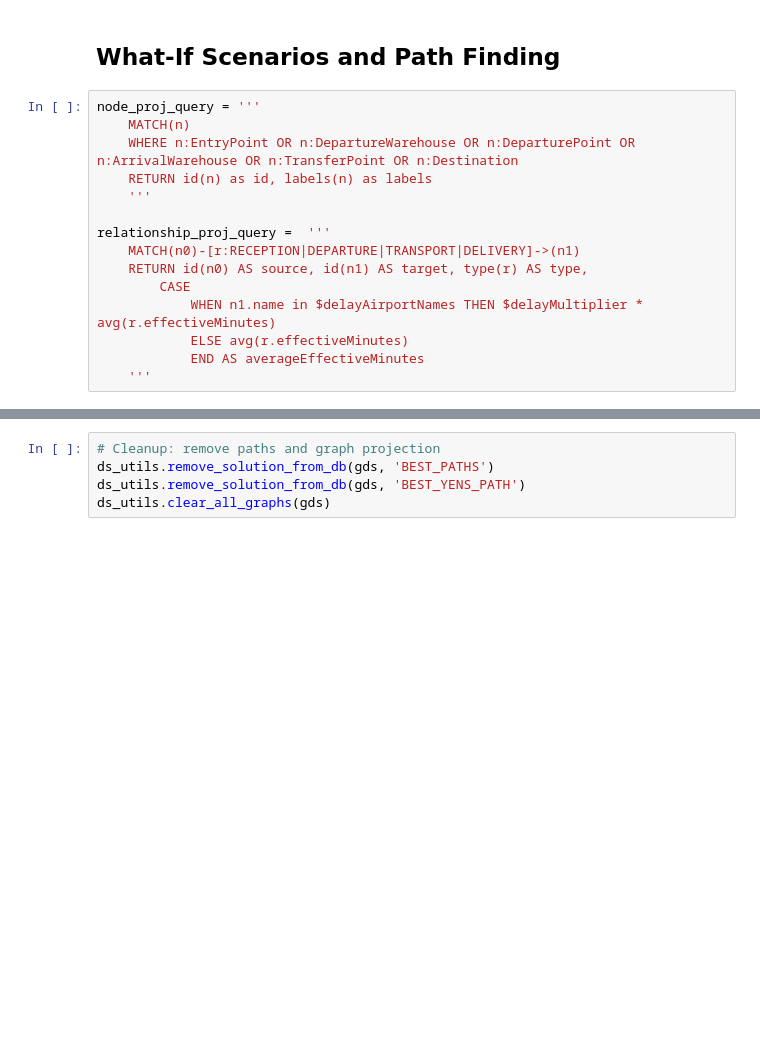
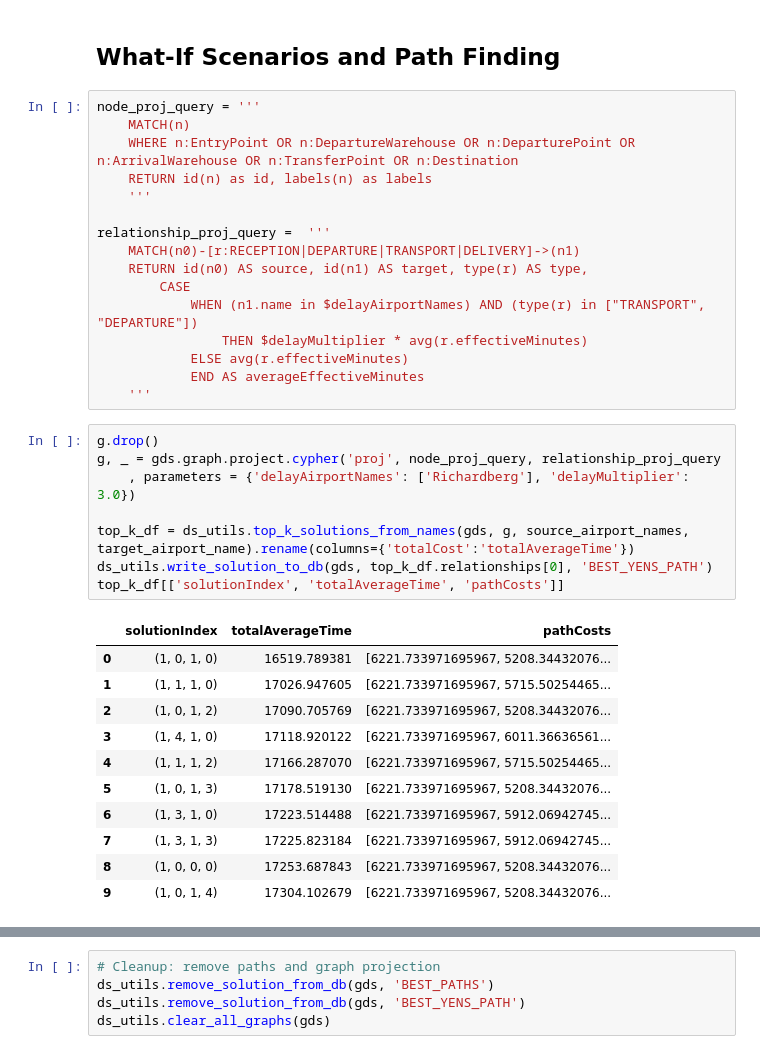
Before and after one commit to neo4j-product-examples/supply-chain-logistics-demo, a Jupyter notebook: part3-path-finding-and-what-if/route-finding-demo.ipynb, the cells around one changed output, grey strips where cells are left out. Cells and saved outputs as stored; diff of their text form; blank space fills up the shorter version.

```diff
--- a/part3-path-finding-and-what-if/route-finding-demo.ipynb
+++ b/part3-path-finding-and-what-if/route-finding-demo.ipynb
@@ -294,10 +294,31 @@ relationship_proj_query =  '''
     MATCH(n0)-[r:RECEPTION|DEPARTURE|TRANSPORT|DELIVERY]->(n1)
     RETURN id(n0) AS source, id(n1) AS target, type(r) AS type,
         CASE
-            WHEN n1.name in $delayAirportNames THEN $delayMultiplier * avg(r.effectiveMinutes)
+            WHEN (n1.name in $delayAirportNames) AND (type(r) in ["TRANSPORT", "DEPARTURE"])
+                THEN $delayMultiplier * avg(r.effectiveMinutes)
             ELSE avg(r.effectiveMinutes)
             END AS averageEffectiveMinutes
     '''
+# %%
+g.drop()
+g, _ = gds.graph.project.cypher('proj', node_proj_query, relationship_proj_query
+    , parameters = {'delayAirportNames': ['Richardberg'], 'delayMultiplier': 3.0})
+
+top_k_df = ds_utils.top_k_solutions_from_names(gds, g, source_airport_names, target_airport_name).rename(columns={'totalCost':'totalAverageTime'})
+ds_utils.write_solution_to_db(gds, top_k_df.relationships[0], 'BEST_YENS_PATH')
+top_k_df[['solutionIndex', 'totalAverageTime', 'pathCosts']]
+# %% [output]
+|  | solutionIndex | totalAverageTime | pathCosts |
+| 0 | (1, 0, 1, 0) | 16519.789381 | [6221.733971695967, 5208.34432076... |
+| 1 | (1, 1, 1, 0) | 17026.947605 | [6221.733971695967, 5715.50254465... |
+| 2 | (1, 0, 1, 2) | 17090.705769 | [6221.733971695967, 5208.34432076... |
+| 3 | (1, 4, 1, 0) | 17118.920122 | [6221.733971695967, 6011.36636561... |
+| 4 | (1, 1, 1, 2) | 17166.287070 | [6221.733971695967, 5715.50254465... |
+| 5 | (1, 0, 1, 3) | 17178.519130 | [6221.733971695967, 5208.34432076... |
+| 6 | (1, 3, 1, 0) | 17223.514488 | [6221.733971695967, 5912.06942745... |
+| 7 | (1, 3, 1, 3) | 17225.823184 | [6221.733971695967, 5912.06942745... |
+| 8 | (1, 0, 0, 0) | 17253.687843 | [6221.733971695967, 5208.34432076... |
+| 9 | (1, 0, 1, 4) | 17304.102679 | [6221.733971695967, 5208.34432076... |
 # %%
 g.drop()
 g, _ = gds.graph.project.cypher('proj', node_proj_query, relationship_proj_query
```
Also changed, not shown: parts of 4 cells of this notebook, 2 other files.
